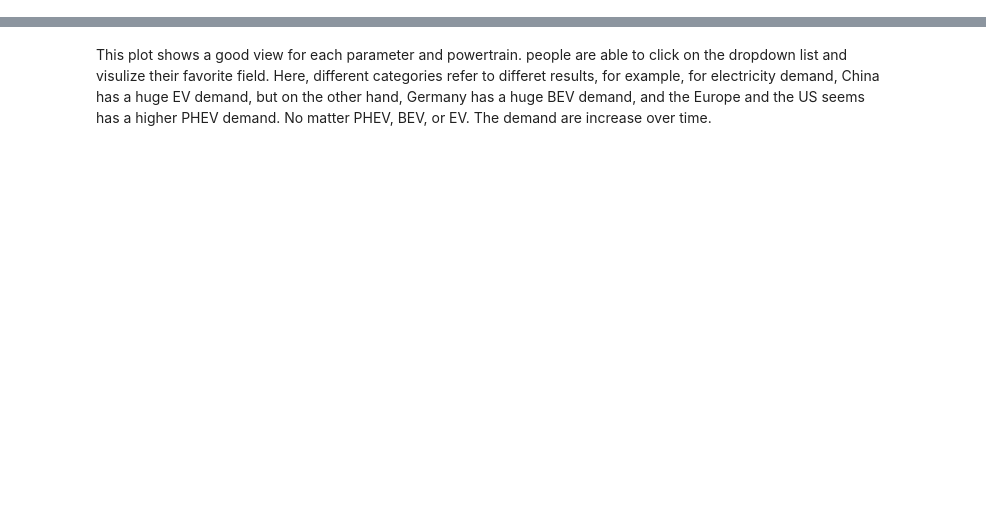
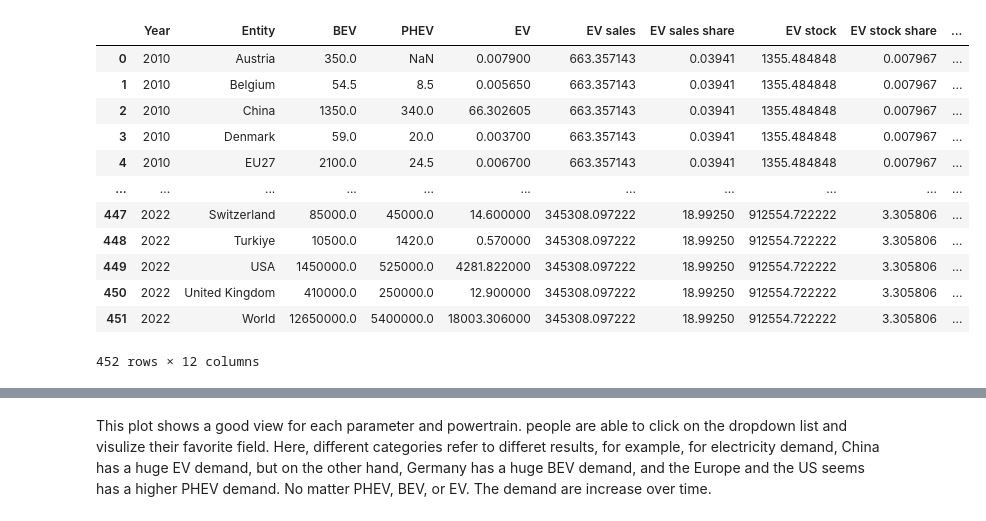
Before and after one commit to jtjt427/5200_Final_Project, a Jupyter notebook: Untitled-1.ipynb, the cells around one changed output, grey strips where cells are left out. Saved outputs shown, nothing was run; the diff lists cells and outputs as text; code cells hidden in the pictures; blank space fills up the shorter version.

```diff
--- a/Untitled-1.ipynb
+++ b/Untitled-1.ipynb
@@ -5,0 +22,12 @@ df2 = pd.read_csv("IEA-EV-dataEV stockHistoricalCars.csv")
+# %%
+# Creating new columns for each powertrain type and assigning values based on conditions
+df1['BEV'] = df1['value'].where(df1['powertrain'] == 'BEV')
+df1['PHEV'] = df1['value'].where(df1['powertrain'] == 'PHEV')
+df1['EV'] = df1['value'].where(df1['powertrain'] == 'EV')
+
+# Calculating the average values for each powertrain type
+bev_average = df1['BEV'].mean()
+phev_average = df1['PHEV'].mean()
+ev_average = df1['EV'].mean()
+
+bev_average, phev_average, ev_average
@@ -5,0 +91,17 @@ df2 = pd.read_csv("IEA-EV-dataEV stockHistoricalCars.csv")
+# %%
+full_data = pd.merge(grouped_data, pivot_data, on=['Year'])
+full_data
+# %% [output]
+|  | Year | Entity | BEV | PHEV | EV | EV sales | EV sales share | EV stock | EV stock share | ... |
+| 0 | 2010 | Austria | 350.0 | NaN | 0.007900 | 663.357143 | 0.03941 | 1355.484848 | 0.007967 | ... |
+| 1 | 2010 | Belgium | 54.5 | 8.5 | 0.005650 | 663.357143 | 0.03941 | 1355.484848 | 0.007967 | ... |
+| 2 | 2010 | China | 1350.0 | 340.0 | 66.302605 | 663.357143 | 0.03941 | 1355.484848 | 0.007967 | ... |
+| 3 | 2010 | Denmark | 59.0 | 20.0 | 0.003700 | 663.357143 | 0.03941 | 1355.484848 | 0.007967 | ... |
+| 4 | 2010 | EU27 | 2100.0 | 24.5 | 0.006700 | 663.357143 | 0.03941 | 1355.484848 | 0.007967 | ... |
+| ... | ... | ... | ... | ... | ... | ... | ... | ... | ... | ... |
+| 447 | 2022 | Switzerland | 85000.0 | 45000.0 | 14.600000 | 345308.097222 | 18.99250 | 912554.722222 | 3.305806 | ... |
+| 448 | 2022 | Turkiye | 10500.0 | 1420.0 | 0.570000 | 345308.097222 | 18.99250 | 912554.722222 | 3.305806 | ... |
+| 449 | 2022 | USA | 1450000.0 | 525000.0 | 4281.822000 | 345308.097222 | 18.99250 | 912554.722222 | 3.305806 | ... |
+| 450 | 2022 | United Kingdom | 410000.0 | 250000.0 | 12.900000 | 345308.097222 | 18.99250 | 912554.722222 | 3.305806 | ... |
+| 451 | 2022 | World | 12650000.0 | 5400000.0 | 18003.306000 | 345308.097222 | 18.99250 | 912554.722222 | 3.305806 | ... |
+452 rows × 12 columns
```
Also changed, not shown: parts of 26 cells of this notebook, 4 other files.
